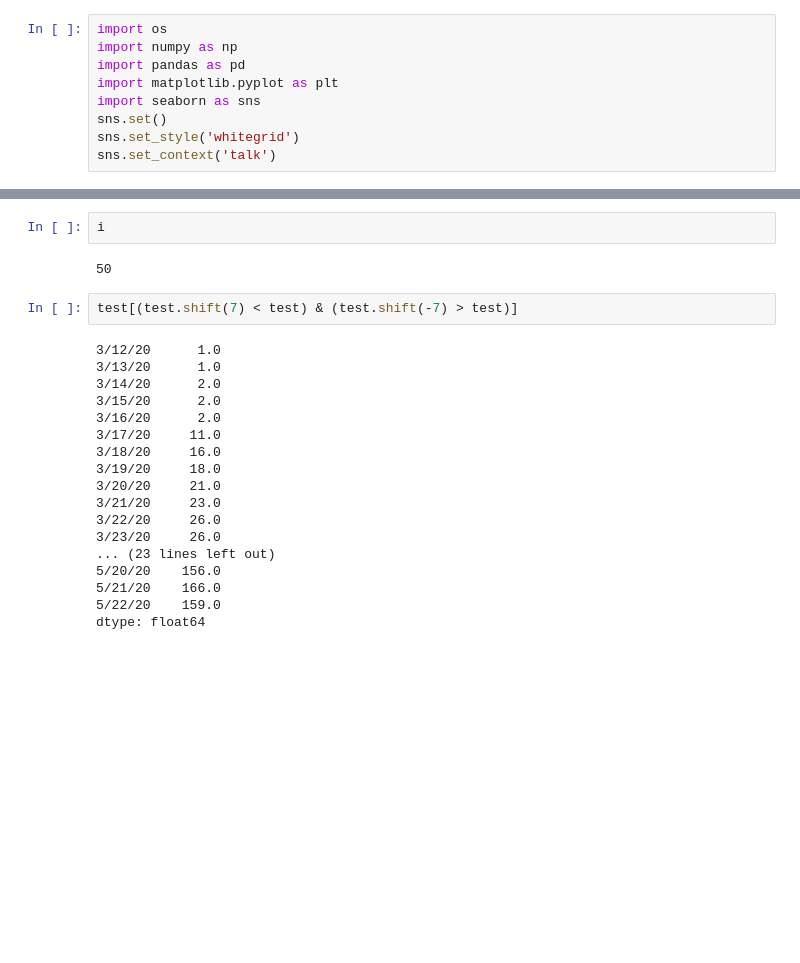
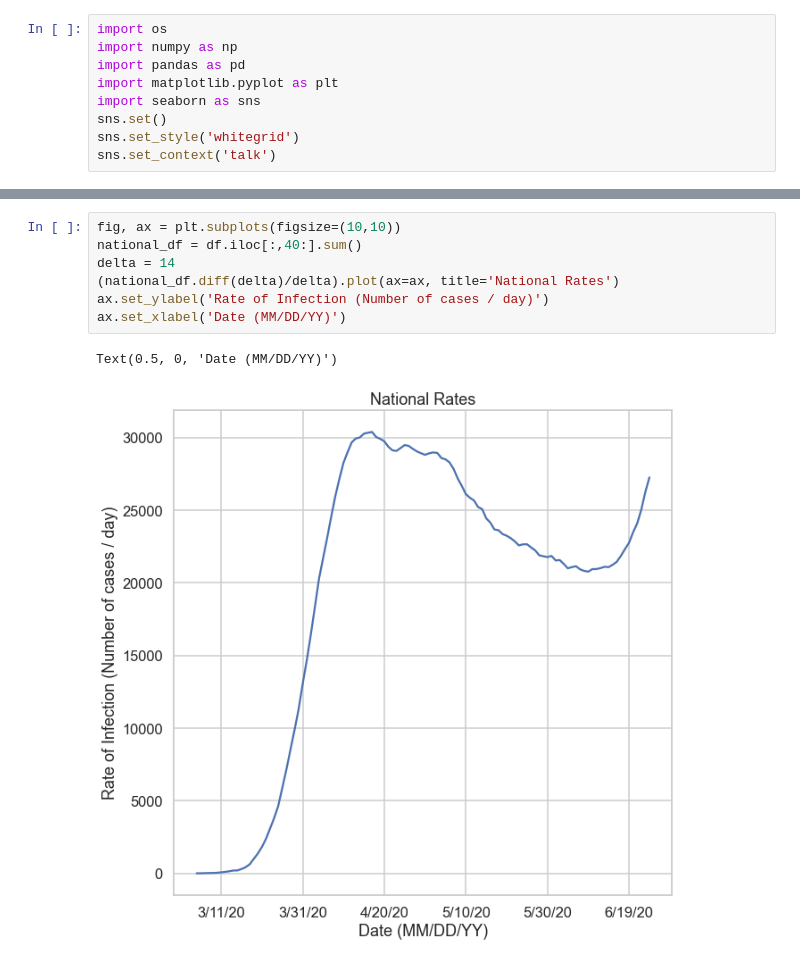
Before and after one commit to nateharms/COVID-19, a Jupyter notebook: notebooks/rates-and-infections.ipynb, the cells around one changed output, grey strips where cells are left out. Drawn from its saved outputs; the diff is of its cells as text; blank space fills up the shorter version.

```diff
--- a/notebooks/rates-and-infections.ipynb
+++ b/notebooks/rates-and-infections.ipynb
@@ -107,24 +104,10 @@ Wyoming
-# %%
-i
-# %% [output]
-50
-# %%
-test[(test.shift(7) < test) & (test.shift(-7) > test)]
-# %% [output]
-3/12/20      1.0
-3/13/20      1.0
-3/14/20      2.0
-3/15/20      2.0
-3/16/20      2.0
-3/17/20     11.0
-3/18/20     16.0
-3/19/20     18.0
-3/20/20     21.0
-3/21/20     23.0
-3/22/20     26.0
-3/23/20     26.0
-... (23 lines left out)
-5/20/20    156.0
-5/21/20    166.0
-5/22/20    159.0
-dtype: float64
+# %%
+fig, ax = plt.subplots(figsize=(10,10))
+national_df = df.iloc[:,40:].sum()
+delta = 14
+(national_df.diff(delta)/delta).plot(ax=ax, title='National Rates')
+ax.set_ylabel('Rate of Infection (Number of cases / day)')
+ax.set_xlabel('Date (MM/DD/YY)')
+# %% [output]
+Text(0.5, 0, 'Date (MM/DD/YY)')
+[figure, added]
```
Also changed, not shown: parts of 6 cells of this notebook, 16 other files.
